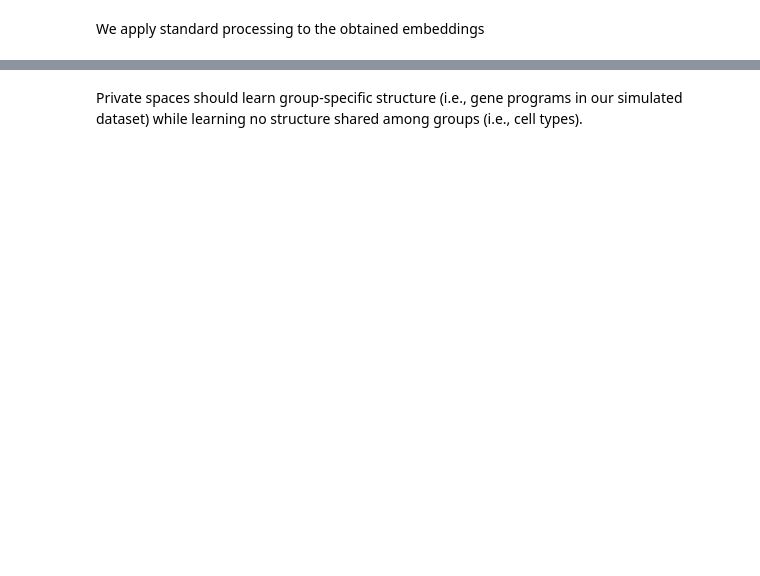
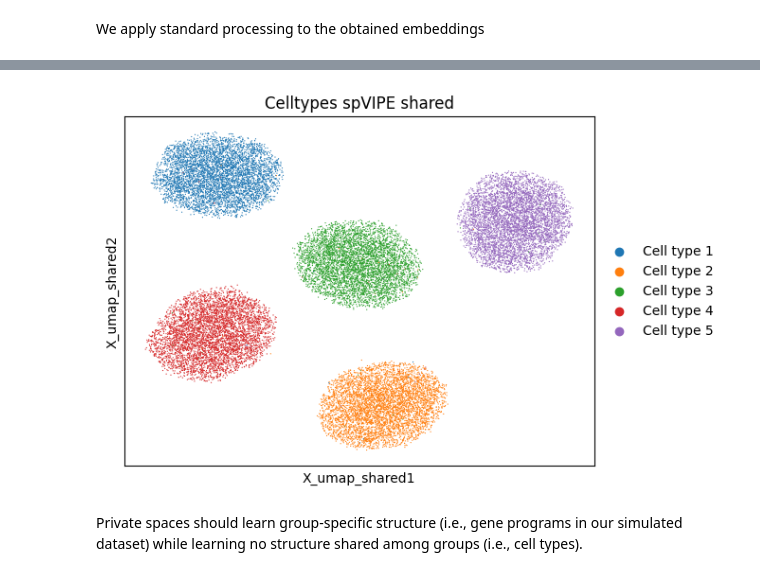
Before and after one commit to nrclaudio/spVIPES, a Jupyter notebook: docs/notebooks/Tutorial.ipynb, the cells around one changed output, grey strips where cells are left out. Drawn from its saved outputs; the diff is of its cells as text; code cells hidden in the pictures; blank space fills up the shorter version.

```diff
--- a/docs/notebooks/Tutorial.ipynb
+++ b/docs/notebooks/Tutorial.ipynb
@@ -61,4 +169,4 @@ group_indices_list = [np.where(adata.obs['groups'] == group)[0] for group in ada
 # %%
 import warnings
 warnings.filterwarnings("ignore")
-spvipes.train(group_indices_list, batch_size=128)
+spvipes.train(group_indices_list, batch_size=128, train_size=1.0)
@@ -94,6 +234,8 @@ np.save("spvipes_private_embedding_dataset1.npy", latent_private_dataset1)
 np.save("spvipes_private_embedding_dataset2.npy", latent_private_dataset2)
 # %% [markdown]
 We apply standard processing to the obtained embeddings
+# %%
+adata= adata[:len(latent_shared)]
 # %%
 adata.obsm['X_spVIPES_shared'] = latent_shared
 sc.pp.neighbors(adata, use_rep="X_spVIPES_shared", key_added="spvipes_shared")
@@ -102,3 +246,7 @@ adata.obsm['X_umap_shared'] = adata.obsm['X_umap'].copy()
+# %%
+sc.pl.embedding(adata, basis='X_umap_shared', color=['Celltypes'], size=3, wspace=1, title="Celltypes spVIPE shared")
+# %% [output]
+[figure, added]
 # %%
 dataset1.obsm['X_spVIPES_private'] = latent_private_dataset1
 sc.pp.neighbors(dataset1, use_rep="X_spVIPES_private", key_added="spvipes_private")
```
Also changed, not shown: parts of 18 cells of this notebook, 3 other files.
